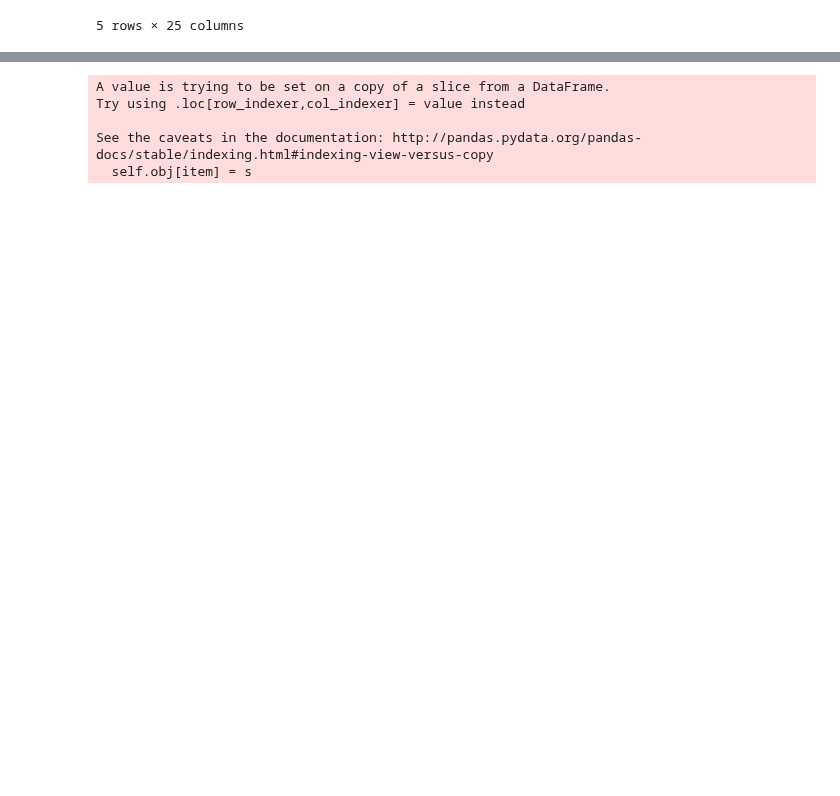
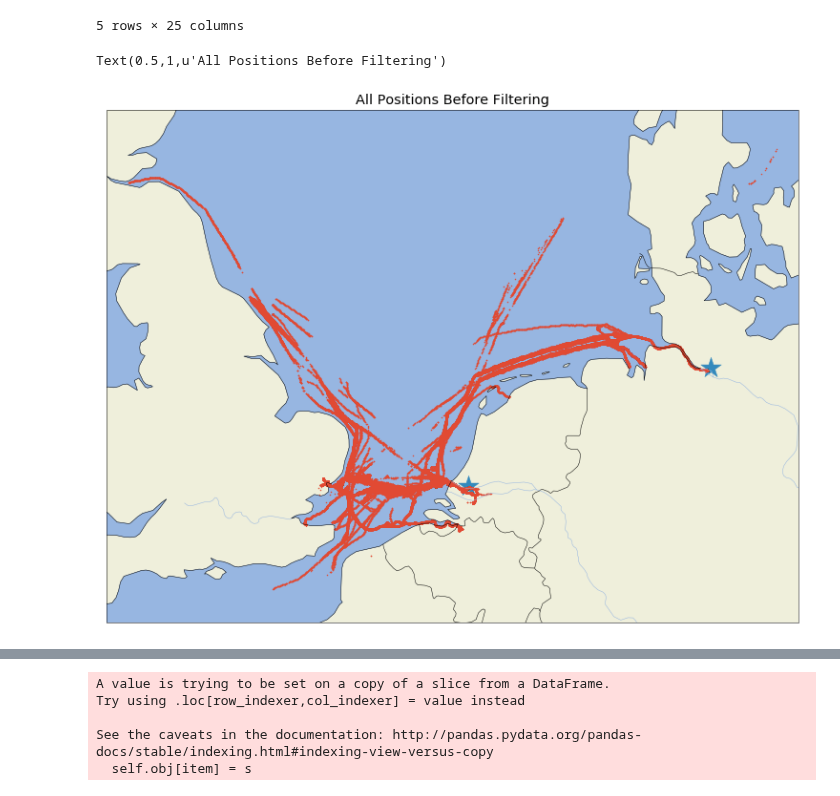
Before and after one commit to jank324/ais-predictor, a Jupyter notebook: data/filter FEL-ROT data.ipynb, the cells around one changed output, grey strips where cells are left out. Drawn from its saved outputs; the diff is of its cells as text; code cells hidden in the pictures; blank space fills up the shorter version.

```diff
--- a/data/filter FEL-ROT data.ipynb
+++ b/data/filter FEL-ROT data.ipynb
@@ -60,8 +60,11 @@ ais_nan.loc[ais_nan['SOG'] > 25.6, 'SOG'] = np.nan
 ais_dropped = ais_nan.drop(['AisSourcen', 'ID', 'StartPort', 'EndPort', 'Name', 'MMSI', 'shiptype'], axis = 1)
 # %%
 # Plot all positions in the data before any filters are applied
-#aismap.plot_to_map(size = (13, 13), longitude = ais_dropped['Longitude'], latitude = ais_dropped['Latitude'])
-#plt.title("All Positions Before Filtering")
+aismap.plot_to_map(size = (13, 13), longitude = ais_dropped['Longitude'], latitude = ais_dropped['Latitude'])
+plt.title("All Positions Before Filtering")
+# %% [output]
+Text(0.5,1,u'All Positions Before Filtering')
+[figure, added]
 # %%
 # Plot start positions before any filtering to map
 #aismap.plot_to_map(size = (8, 8), longitude = ais_dropped['StartLongitude'], latitude = ais_dropped['StartLatitude'])
```
Also changed, not shown: parts of 4 cells of this notebook, 7 other files.
